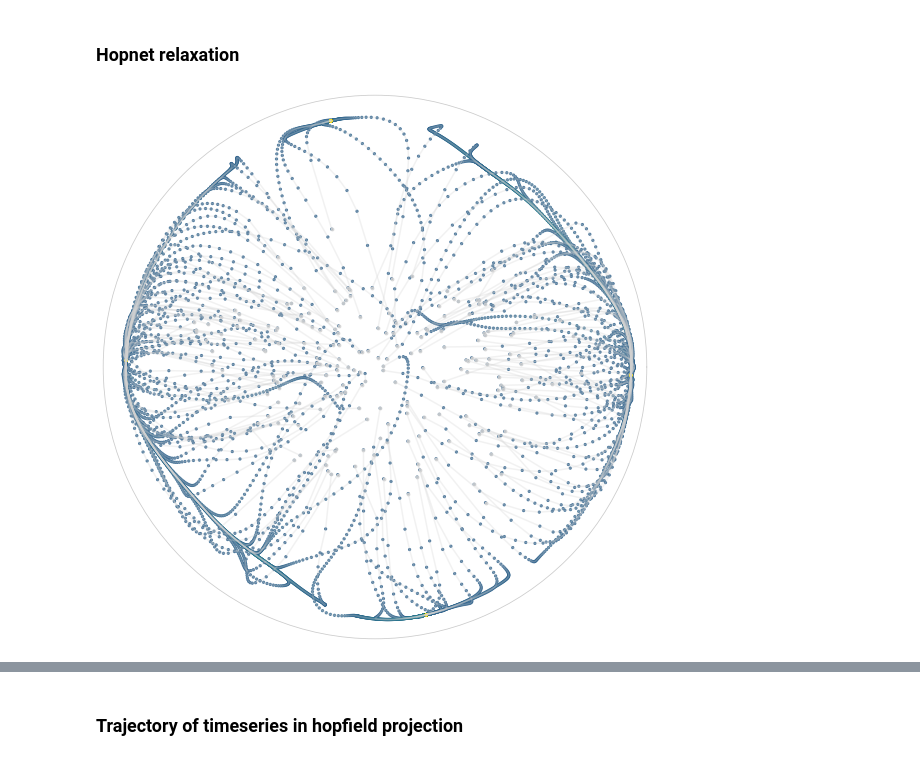
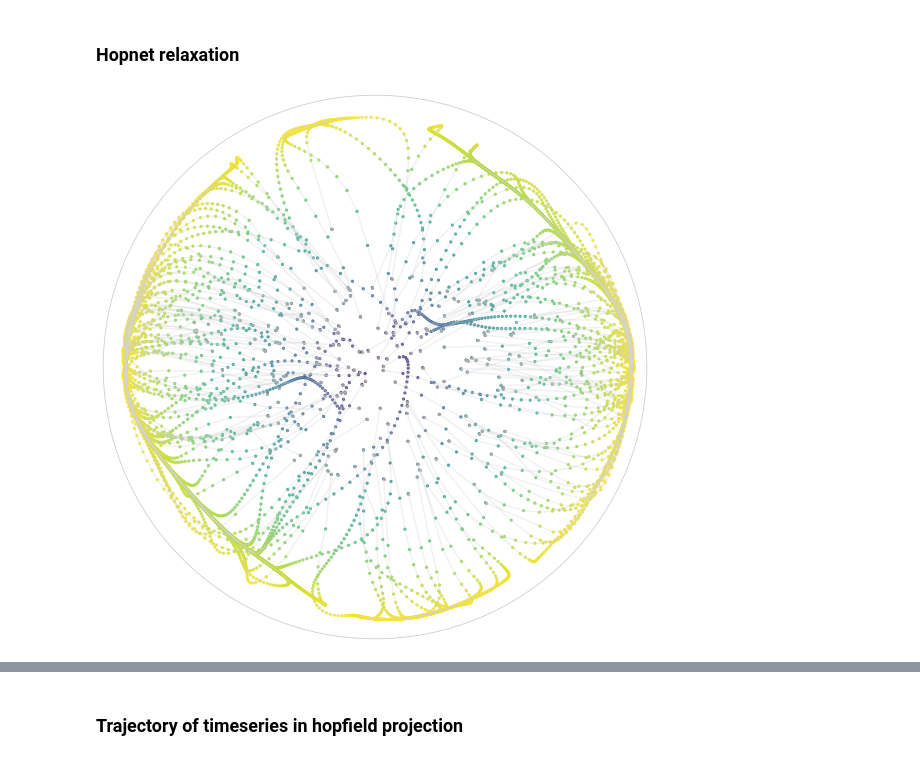
Before and after one commit to pni-lab/connattractor, a Jupyter notebook: notebooks/single_participant_trajectories.ipynb, the cells around one changed output, grey strips where cells are left out. Drawn from its saved outputs; the diff is of its cells as text; code cells hidden in the pictures.

Commit message:
updated trajectory plots, added small versions

```diff
--- a/notebooks/single_participant_trajectories.ipynb
+++ b/notebooks/single_participant_trajectories.ipynb
@@ -69,34 +69,28 @@ for j in range(len(all_ts[0])):
 # %%
 import matplotlib.pyplot as plt
 import numpy as np
 
-# Assuming you have a list of trajectories called "all_trajectories"
-# Each trajectory is a 2D array, and you want to plot them on a polar plot
 
-# Create a color map with enough colors for your trajectories
-cmap = plt.get_cmap('viridis')  # You can choose a different colormap
+cmap = plt.get_cmap('viridis')
 
 fig, ax = plt.subplots(figsize=(10, 10), subplot_kw={'projection': 'polar'})
 
 for i, trajectory in enumerate(all_trajectories):
     trajectory = StandardScaler().fit_transform(np.array(trajectory).T).T
     trajectory_embedded = hopfield_embedding.embedding_model.transform(trajectory)
     r, th = analysis._cart2pol(trajectory_embedded[:, 0], trajectory_embedded[:, 1])
 
-    # Assign a color to this trajectory based on the colormap
-    #color = cmap(i / len(all_trajectories))  # Vary color based on position in the list
-    color = [cmap(x/10) for x in np.logspace(0.5, 1, len(trajectory))]
+    color = [cmap(x/np.max(r)) for x in r]
     alpha = [x for x in np.linspace(0.8, 0.2, len(trajectory))]
-    #color = [t[:-1] for t in color]
-    # Plot the trajectory as a single line
+
     plt.plot(th, r, 'lightgray', alpha=0.3)
-    ax.scatter(th, r, color=color, s=5, alpha=alpha)  # Adjust alpha if needed
-    ax.scatter(th[0], r[0], color='lightgray', s=8, alpha=0.8)
+    ax.scatter(th, r, color=color, s=5, alpha=alpha)
+    ax.scatter(th[0], r[0], color='darkgray', s=5, alpha=0.8)
 
 ax.set_yticks([])
 ax.set_xticks([])
 ax.grid(False)
 
 plt.show()
 # %% [output]
-[figure, old version]
+[figure, new version]
```
Also changed, not shown: parts of 8 cells of this notebook.
